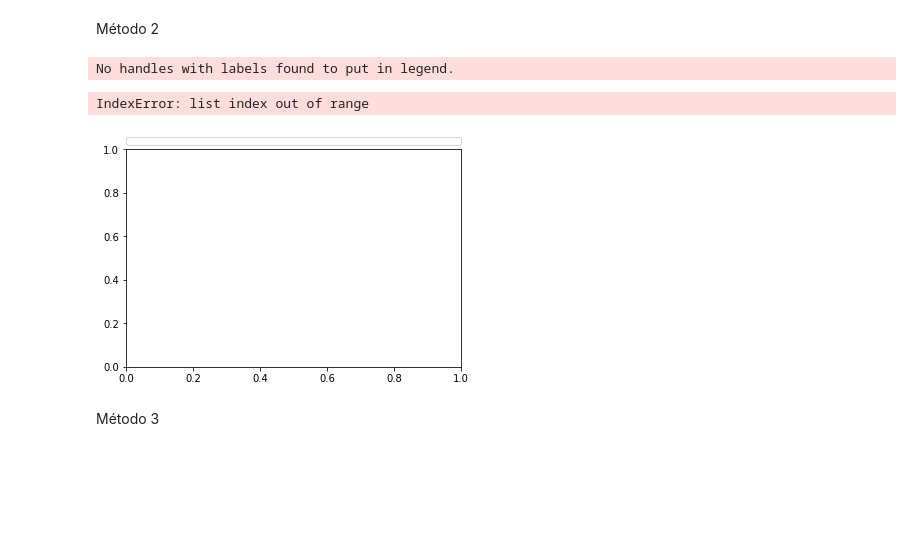
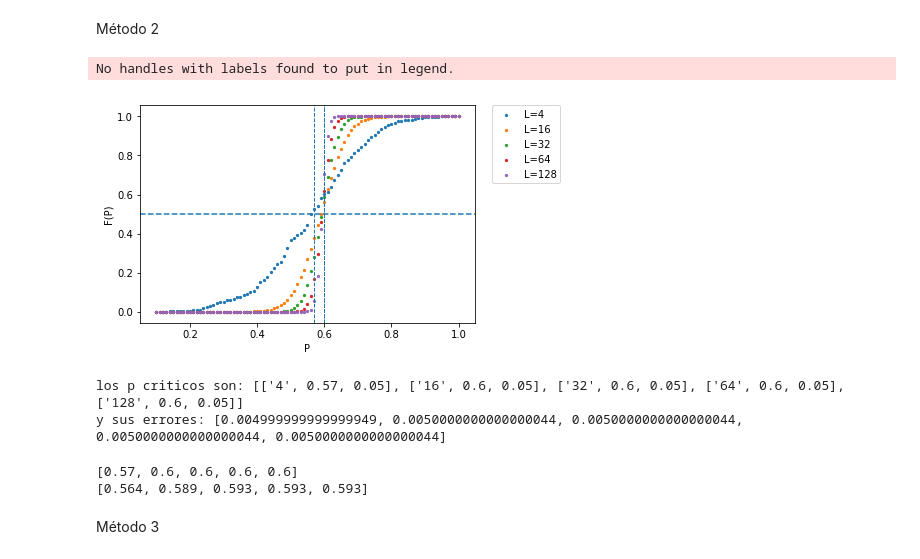
Before and after one commit to Luciousboy/computacional, a Jupyter notebook: graficador.ipynb, the cells around one changed output. Saved outputs shown, nothing was run; the diff lists cells and outputs as text; code cells hidden in the pictures; blank space fills up the shorter version.

```diff
--- a/graficador.ipynb
+++ b/graficador.ipynb
@@ -168,42 +163,41 @@ Método 2
 #promedio para cada L
 #grafiquemos
 #promedio para cada L
-with open (myFolder+'/datos_ej2/Ej2y3_L='+l+'.txt', 'r') as mf:
-        myfile=mf.read()
-        datos = [float(i) for i in myfile.split(' ')[:-3] if i.strip()];
-name1='FpvsP'
+name1='FvsP'
 
 plt.figure()
 plt.legend(bbox_to_anchor=(0., 1.02, 1., .102), loc=3,
            ncol=2, mode="expand", borderaxespad=0.)
-PC=[]
+pc_L2=[]
 arg_p=[]
 error=[]
 for i,l in enumerate(L):
     k=0
     while percola_tot[i][k]<0.5:
         k+=1
-    pc=(prob_total[i][k-1]+prob_total[i][k])/2
-    PC.append(pc)
+    pc=(prob_total[i][k])
+        #+prob_total[i][k])/2
+    pc_L2.append([l,pc,0.05])
     arg_p.append(k)
     error.append((prob_total[i][k]-prob_total[i][k-1])/2)
     plt.scatter(prob_total[i],percola_tot[i],s=5,label="L="+l);
     plt.axvline(pc, linestyle='--',linewidth=1)
 
 #busco en esa lista todas las posiciones posibles para un pc y las promedio
 #x=list(range(0,1));
 plt.legend(bbox_to_anchor=(1.05, 1), loc=2, borderaxespad=0.)
 plt.axhline(0.5, linestyle='--')
 
 plt.xlabel('P')
 plt.ylabel('F(P)')
 #plt.legend('P_{c}=',pc)
 plt.savefig(name1+'_'+l+'.png')
 plt.show()
 
-print('los p criticos son:', PC)
+print('los p criticos son:', pc_L2)
 print('y sus errores:', error)
 # %% [output]
 No handles with labels found to put in legend.
+[figure, new version]
-IndexError: list index out of range
+los p criticos son: [['4', 0.57, 0.05], ['16', 0.6, 0.05], ['32', 0.6, 0.05], ['64', 0.6, 0.05], ['128', 0.6, 0.05]]
+y sus errores: [0.004999999999999949, 0.0050000000000000044, 0.0050000000000000044, 0.0050000000000000044, 0.0050000000000000044]
-[figure, old version]
@@ -212,2 +204,8 @@ percola_tot[i][k]
+# %%
+print([round(i[1],3) for i in pc_L2])
+print([round(i[1],3) for i in pc_L])
+# %% [output]
+[0.57, 0.6, 0.6, 0.6, 0.6]
+[0.564, 0.589, 0.593, 0.593, 0.593]
 # %% [markdown]
 Método 3
```
Also changed, not shown: parts of 11 cells of this notebook.
